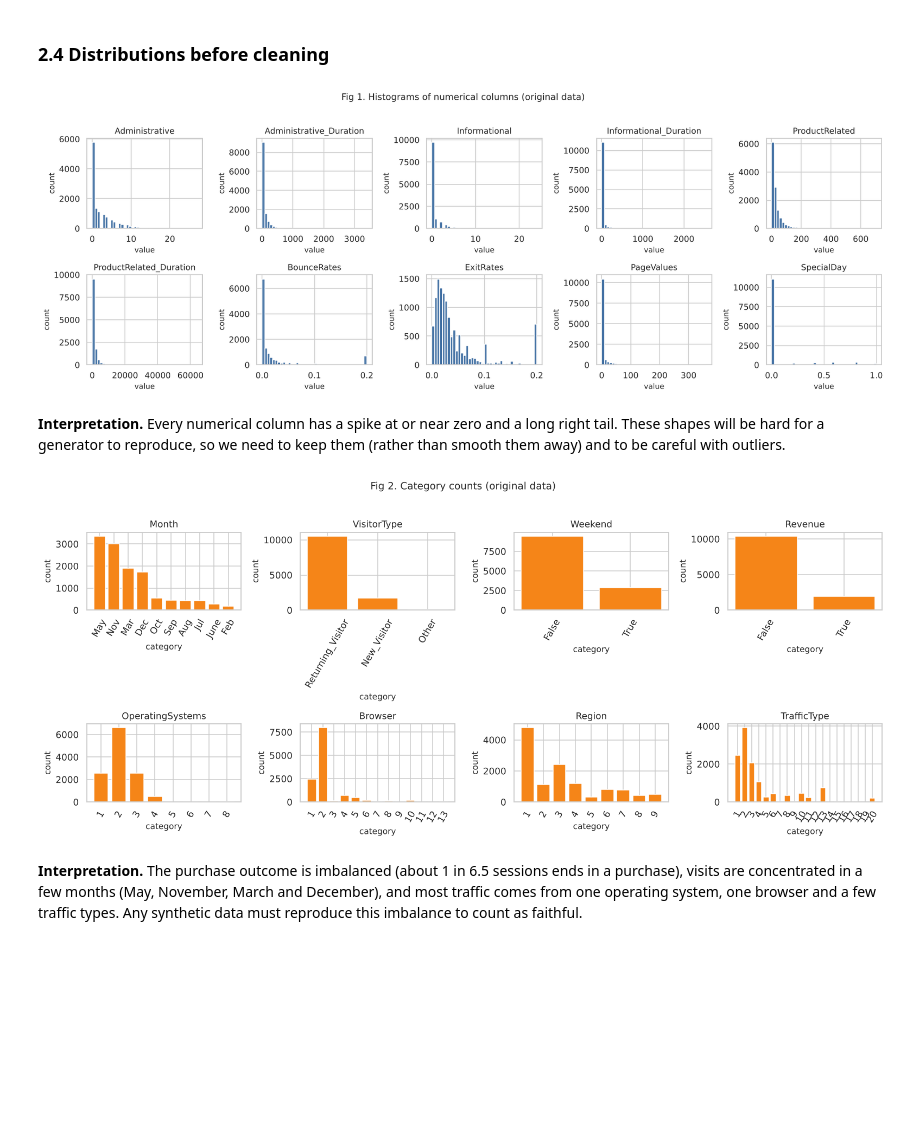
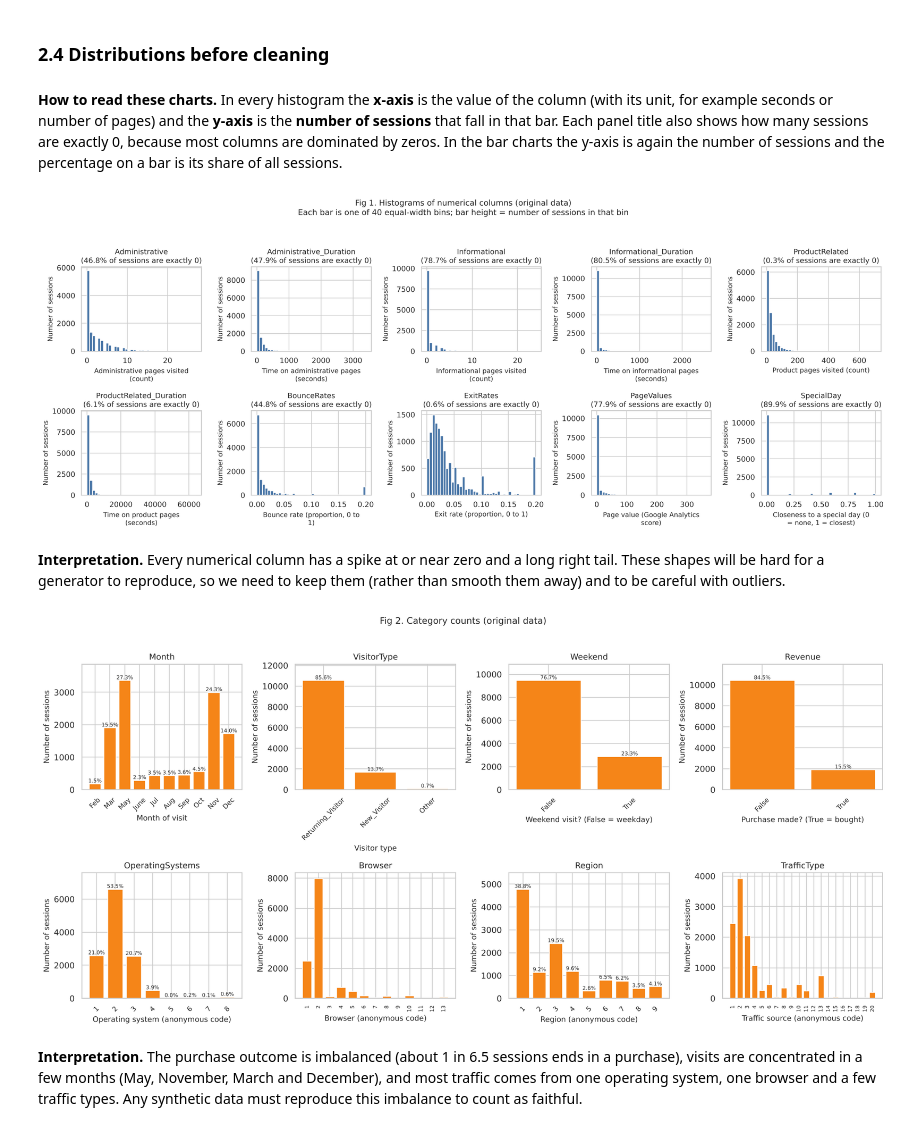
Before and after one commit to DawarAhmed27/REAL-vs.-SYNTHETIC-DATA-COMPARATIVE-ANALYSIS-AND-VISUALIZATION, a Jupyter notebook: notebooks/01_exploration_preprocessing.ipynb, the cells around one changed output. Drawn from its saved outputs; the diff is of its cells as text; code cells hidden in the pictures; blank space fills up the shorter version.

Commit message:
Notebook 01: label chart axes with units, calendar-ordered months, percentages on bars

```diff
--- a/notebooks/01_exploration_preprocessing.ipynb
+++ b/notebooks/01_exploration_preprocessing.ipynb
@@ -149,33 +149,75 @@ display(summary.round(3))
 **Reading the table.** Means are far above medians for the duration, page-count and `PageValues` columns and skewness is large, so these variables are strongly right-skewed with long tails (a few very long sessions). Rates are bounded between 0 and 0.2 and `SpecialDay` takes only the values 0 to 1.
 # %% [markdown]
 ### 2.4 Distributions before cleaning
+# %% [markdown]
+**How to read these charts.** In every histogram the **x-axis** is the value of the column (with its unit, for example seconds or number of pages) and the **y-axis** is the **number of sessions** that fall in that bar. Each panel title also shows how many sessions are exactly 0, because most columns are dominated by zeros. In the bar charts the y-axis is again the number of sessions and the percentage on a bar is its share of all sessions.
 # %%
-def hist_grid(data, cols, title, path, ncols=5):
+import textwrap
+
+# Plain-English axis labels with units, used by every chart in this notebook
+AXIS_LABEL = {
+    "Administrative":          "Administrative pages visited (count)",
+    "Administrative_Duration": "Time on administrative pages (seconds)",
+    "Informational":           "Informational pages visited (count)",
+    "Informational_Duration":  "Time on informational pages (seconds)",
+    "ProductRelated":          "Product pages visited (count)",
+    "ProductRelated_Duration": "Time on product pages (seconds)",
+    "BounceRates":             "Bounce rate (proportion, 0 to 1)",
+    "ExitRates":               "Exit rate (proportion, 0 to 1)",
+    "PageValues":              "Page value (Google Analytics score)",
+    "SpecialDay":              "Closeness to a special day (0 = none, 1 = closest)",
+}
+wrap = lambda text, width=30: textwrap.fill(text, width)
+
+def hist_grid(data, cols, title, path, ncols=5, bins=40):
+    """Histogram per column. x = value with unit, y = number of sessions; the title shows the share of exact zeros."""
     nrows = int(np.ceil(len(cols) / ncols))
-    fig, axes = plt.subplots(nrows, ncols, figsize=(3.2 * ncols, 2.8 * nrows))
+    fig, axes = plt.subplots(nrows, ncols, figsize=(3.6 * ncols, 3.4 * nrows))
     for ax, c in zip(axes.ravel(), cols):
-        ax.hist(data[c], bins=40, color="#4C78A8", edgecolor="white")
-        ax.set_title(c); ax.set_xlabel("value"); ax.set_ylabel("count")
+        ax.hist(data[c], bins=bins, color="#4C78A8", edgecolor="white")
+        zero_share = (data[c] == 0).mean() * 100
+        ax.set_title(f"{c}\n({zero_share:.1f}% of sessions are exactly 0)")
+        ax.set_xlabel(wrap(AXIS_LABEL[c])); ax.set_ylabel("Number of sessions")
     for ax in axes.ravel()[len(cols):]:
         ax.axis("off")
-    fig.suptitle(title, y=1.02, fontsize=12)
+    fig.suptitle(f"{title}\nEach bar is one of {bins} equal-width bins; bar height = number of sessions in that bin", y=1.04, fontsize=12)
     fig.tight_layout(); fig.savefig(path, bbox_inches="tight"); plt.show()
 
 hist_grid(raw, num_cols_raw, "Fig 1. Histograms of numerical columns (original data)",
           FIG_DIR / "fig01_hist_original.png")
 # %% [output]
-[figure, old version]
+[figure, new version]
 # %% [markdown]
 **Interpretation.** Every numerical column has a spike at or near zero and a long right tail. These shapes will be hard for a generator to reproduce, so we need to keep them (rather than smooth them away) and to be careful with outliers.
 # %%
+CAT_LABEL = {
+    "Month": "Month of visit", "VisitorType": "Visitor type",
+    "Weekend": "Weekend visit? (False = weekday)", "Revenue": "Purchase made? (True = bought)",
+    "OperatingSystems": "Operating system (anonymous code)", "Browser": "Browser (anonymous code)",
+    "Region": "Region (anonymous code)", "TrafficType": "Traffic source (anonymous code)",
+}
+MONTH_CAL = ["Feb", "Mar", "May", "June", "Jun", "Jul", "Aug", "Sep", "Oct", "Nov", "Dec"]   # calendar order
+
 def bar_grid(data, cols, title, path, ncols=4):
+    """Bar chart per category column. y = number of sessions; % of all sessions printed on bars when there are 10 or fewer bars."""
     nrows = int(np.ceil(len(cols) / ncols))
-    fig, axes = plt.subplots(nrows, ncols, figsize=(3.6 * ncols, 3.0 * nrows))
+    fig, axes = plt.subplots(nrows, ncols, figsize=(4.0 * ncols, 3.8 * nrows))
     for ax, c in zip(axes.ravel(), cols):
-        vc = data[c].value_counts().sort_index() if data[c].dtype != "object" else data[c].value_counts()
-        ax.bar(vc.index.astype(str), vc.values, color="#F58518")
-        ax.set_title(c); ax.set_xlabel("category"); ax.set_ylabel("count")
-        ax.tick_params(axis="x", rotation=60)
+        vc = data[c].value_counts()
+        if c == "Month":
+            vc = vc.reindex([m for m in MONTH_CAL if m in vc.index])          # calendar order, not count order
+        elif data[c].dtype != "object":
+            vc = vc.sort_index()                                              # codes in numeric order
+        pos = np.arange(len(vc))
+        ax.bar(pos, vc.values, color="#F58518")
+        ax.set_xticks(pos); ax.set_xticklabels(vc.index.astype(str))
+        many = len(vc) > 10
+        ax.tick_params(axis="x", rotation=90 if many else 45, labelsize=7 if many else 9)
+        if not many:
+            for x, v in zip(pos, vc.values):
+                ax.text(x, v, f"{v / len(data) * 100:.1f}%", ha="center", va="bottom", fontsize=7)
+            ax.set_ylim(0, vc.max() * 1.15)
+        ax.set_title(c); ax.set_xlabel(wrap(CAT_LABEL[c], 34)); ax.set_ylabel("Number of sessions")
     for ax in axes.ravel()[len(cols):]:
         ax.axis("off")
     fig.suptitle(title, y=1.02, fontsize=12)
@@ -183,7 +225,7 @@ def bar_grid(data, cols, title, path, ncols=4):
 
 bar_grid(raw, cat_cols_raw, "Fig 2. Category counts (original data)", FIG_DIR / "fig02_bars_original.png")
 # %% [output]
-[figure, old version]
+[figure, new version]
 # %% [markdown]
 **Interpretation.** The purchase outcome is imbalanced (about 1 in 6.5 sessions ends in a purchase), visits are concentrated in a few months (May, November, March and December), and most traffic comes from one operating system, one browser and a few traffic types. Any synthetic data must reproduce this imbalance to count as faithful.
 # %% [markdown]
```
Also changed, not shown: parts of 2 cells of this notebook, 5 other files.
